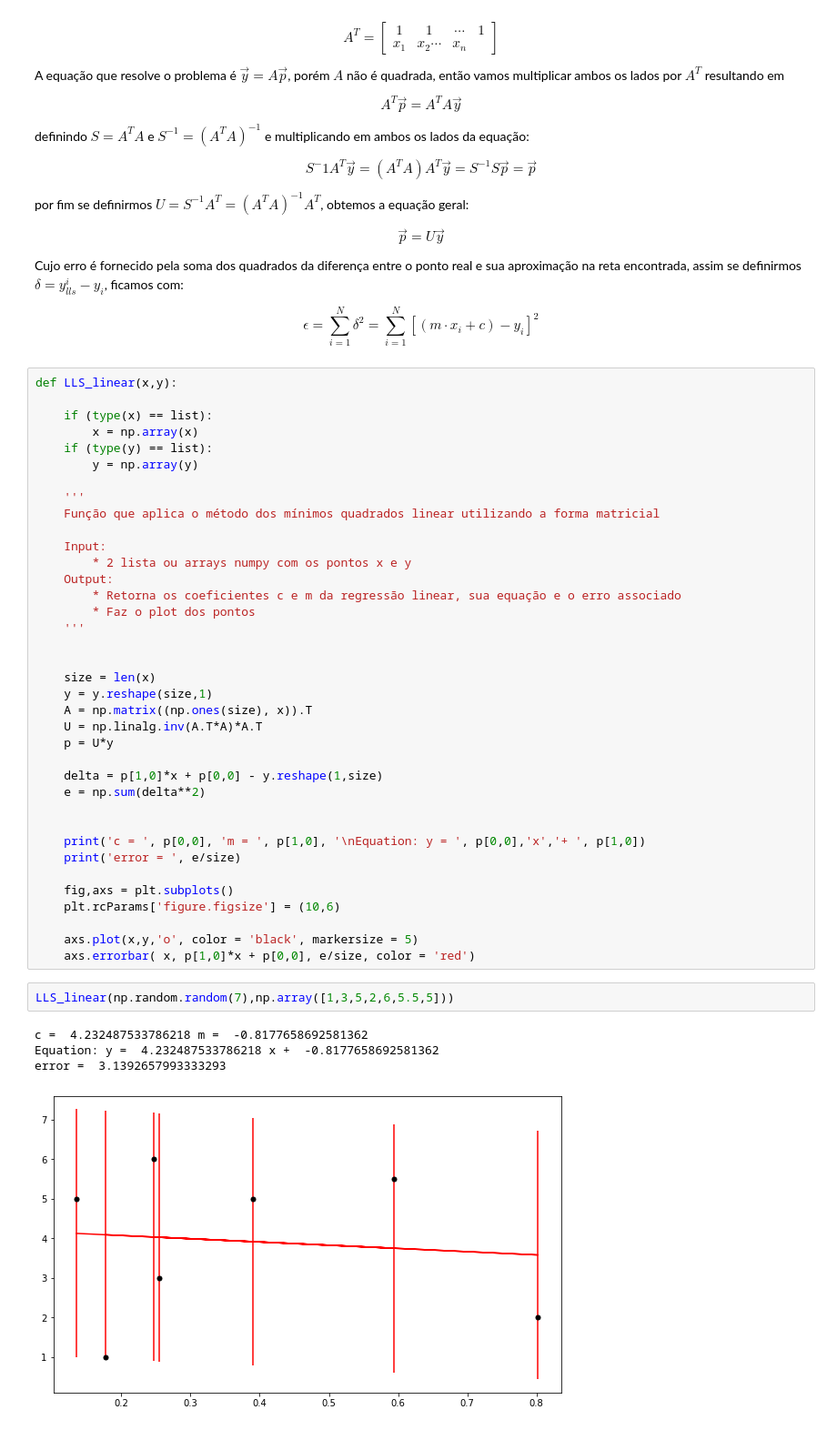
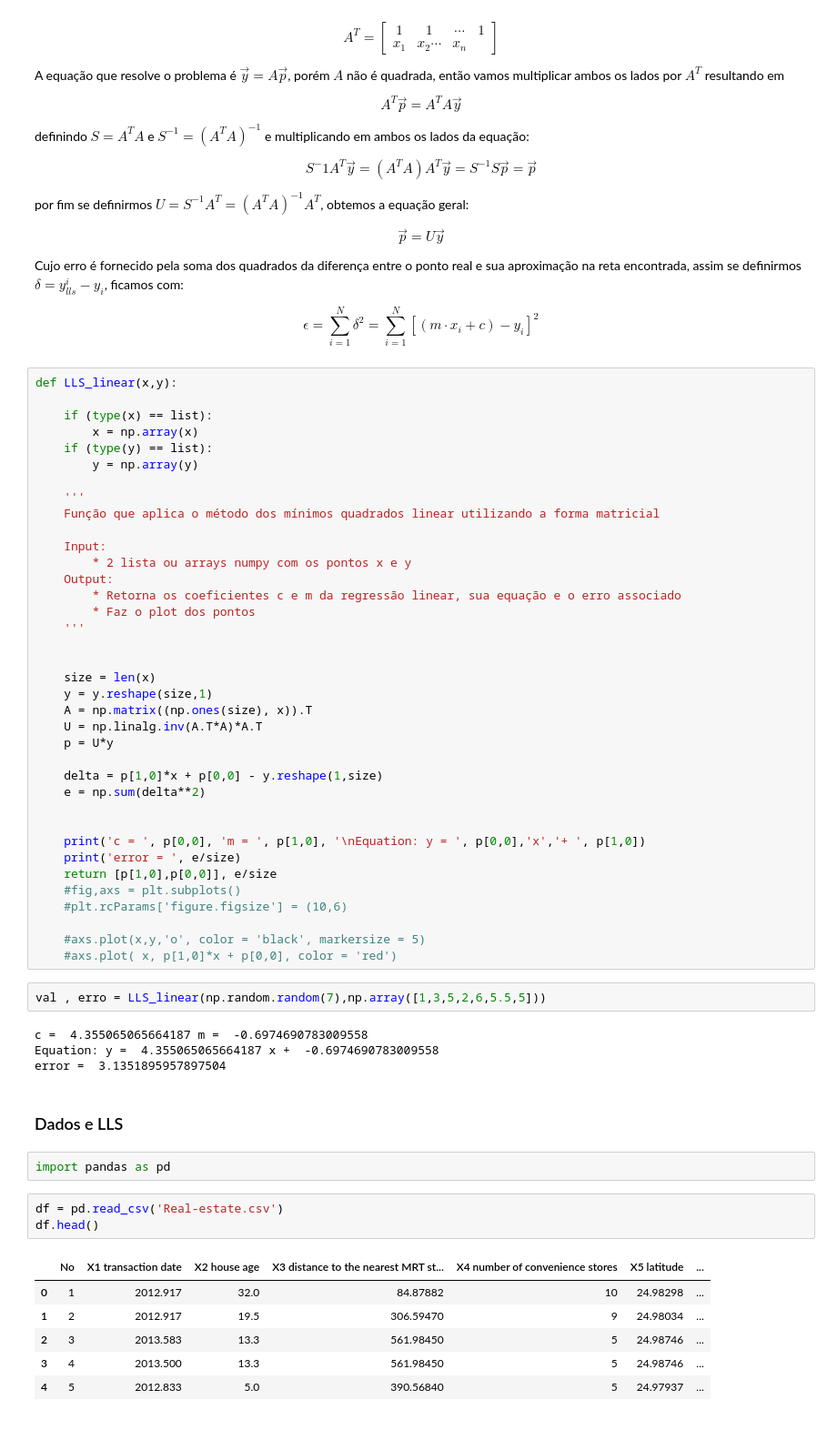
Before and after one commit to LucasAr22/Ciencia-de-dados, a Jupyter notebook: LLS-Regressão Linear/LinRegression.ipynb, the cells around one changed output. Shown at 91% size. Cells and saved outputs as stored; diff of their text form.

```diff
--- a/LLS-Regressão Linear/LinRegression.ipynb
+++ b/LLS-Regressão Linear/LinRegression.ipynb
@@ -132,16 +132,29 @@ def LLS_linear(x,y):
 
     print('c = ', p[0,0], 'm = ', p[1,0], '\nEquation: y = ', p[0,0],'x','+ ', p[1,0])
     print('error = ', e/size)
+    return [p[1,0],p[0,0]], e/size
+    #fig,axs = plt.subplots()
+    #plt.rcParams['figure.figsize'] = (10,6)
 
-    fig,axs = plt.subplots()
-    plt.rcParams['figure.figsize'] = (10,6)
-
-    axs.plot(x,y,'o', color = 'black', markersize = 5)
-    axs.errorbar( x, p[1,0]*x + p[0,0], e/size, color = 'red')
+    #axs.plot(x,y,'o', color = 'black', markersize = 5)
+    #axs.plot( x, p[1,0]*x + p[0,0], color = 'red')
 # %%
-LLS_linear(np.random.random(7),np.array([1,3,5,2,6,5.5,5]))
+val , erro = LLS_linear(np.random.random(7),np.array([1,3,5,2,6,5.5,5]))
 # %% [output]
-c =  4.232487533786218 m =  -0.8177658692581362
-Equation: y =  4.232487533786218 x +  -0.8177658692581362
-error =  3.1392657993333293
+c =  4.355065065664187 m =  -0.6974690783009558
+Equation: y =  4.355065065664187 x +  -0.6974690783009558
+error =  3.1351895957897504
-[figure, removed]
+# %% [markdown]
+### Dados e LLS
+# %%
+import pandas as pd
+# %%
+df = pd.read_csv('Real-estate.csv')
+df.head()
+# %% [output]
+|  | No | X1 transaction date | X2 house age | X3 distance to the nearest MRT st... | X4 number of convenience stores | X5 latitude | ... |
+| 0 | 1 | 2012.917 | 32.0 | 84.87882 | 10 | 24.98298 | ... |
+| 1 | 2 | 2012.917 | 19.5 | 306.59470 | 9 | 24.98034 | ... |
+| 2 | 3 | 2013.583 | 13.3 | 561.98450 | 5 | 24.98746 | ... |
+| 3 | 4 | 2013.500 | 13.3 | 561.98450 | 5 | 24.98746 | ... |
+| 4 | 5 | 2012.833 | 5.0 | 390.56840 | 5 | 24.97937 | ... |
```
Also changed, not shown: parts of 5 cells of this notebook, 1 other file.
